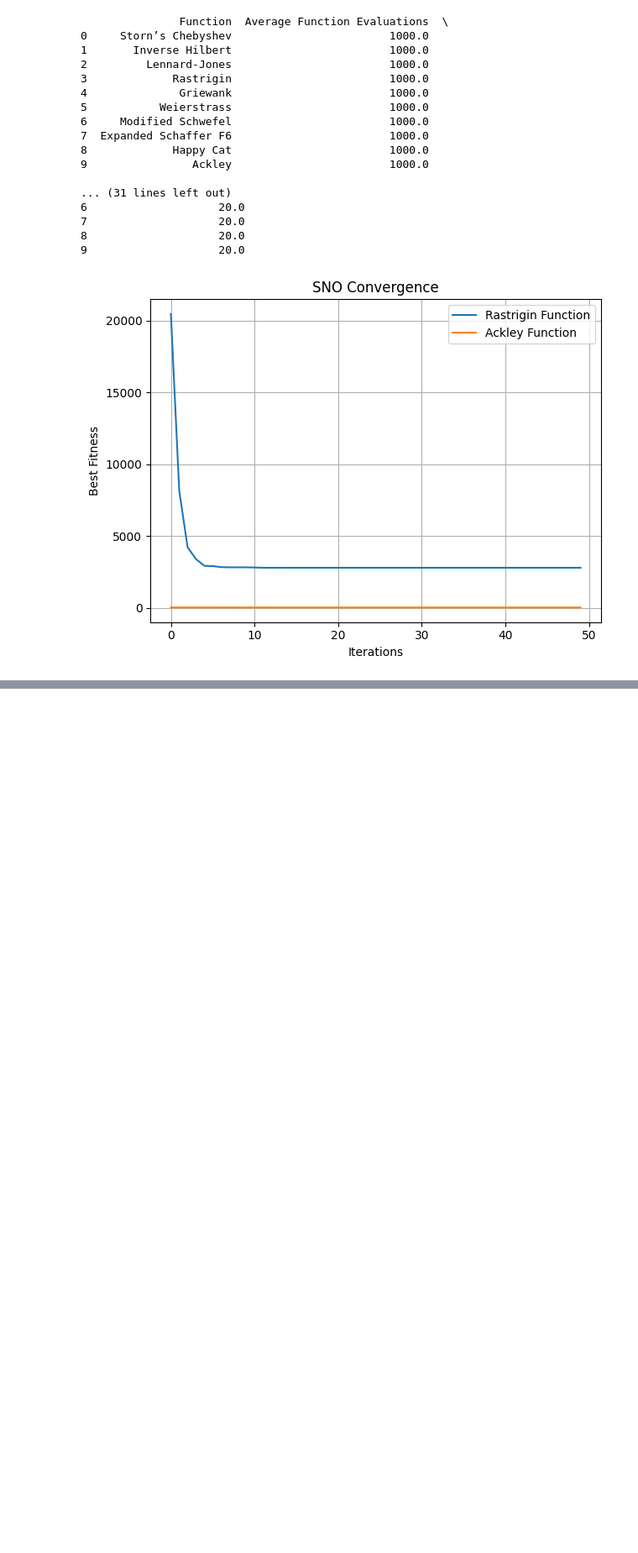
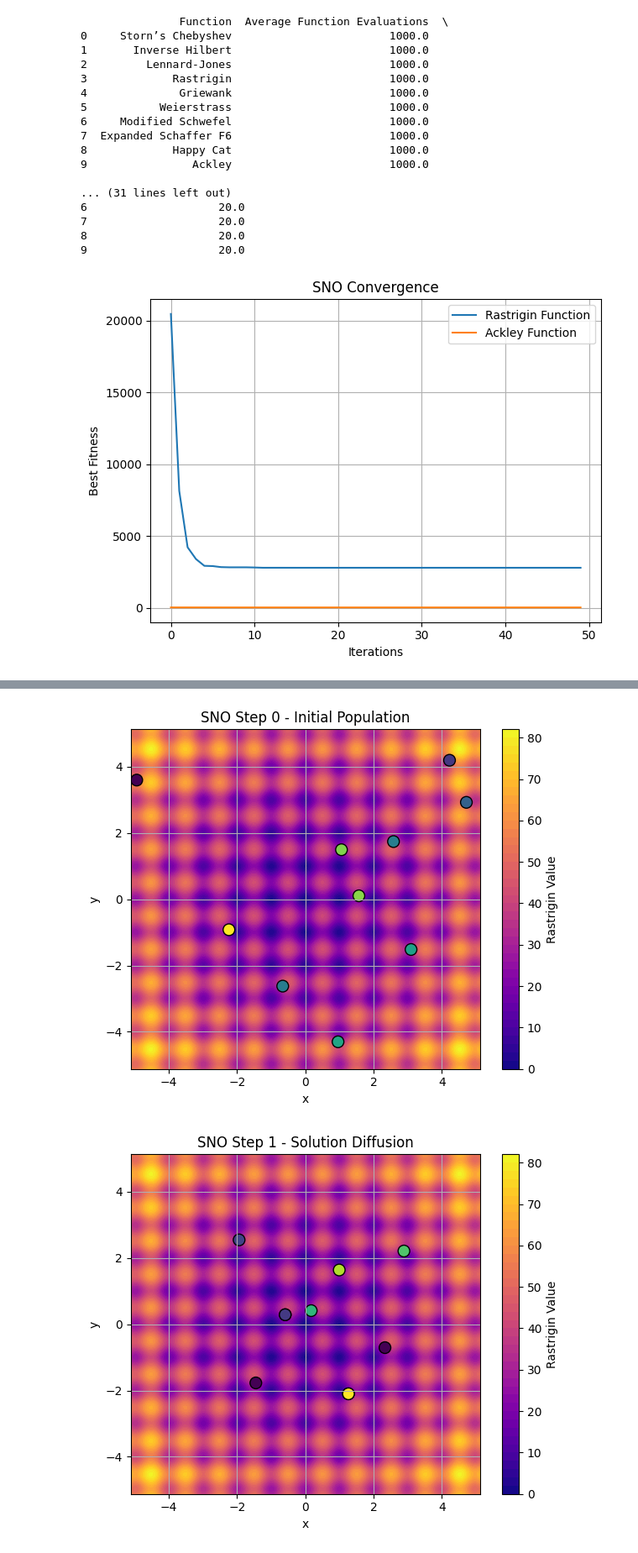
Before and after one commit to MehrdadJalali-AI/SOCIAL-OPTIMIZATION, a Jupyter notebook: Social_Network_Optimization_SNO.ipynb, the cells around one changed output, grey strips where cells are left out. Shown at 84% size. Cells and saved outputs as stored; diff of their text form; code cells hidden in the pictures; blank space fills up the shorter version.

```diff
--- a/Social_Network_Optimization_SNO.ipynb
+++ b/Social_Network_Optimization_SNO.ipynb
@@ -314,0 +800,61 @@ plt.show()
+# %%
+# Let's create a more problem-focused demo: solving a 2D Rastrigin optimization problem using SNO and visualize progress
+
+def rastrigin(x):
+    A = 10
+    return A * len(x) + sum([(xi**2 - A * np.cos(2 * np.pi * xi)) for xi in x])
+
+# Setup for 2D problem
+def initialize_demo_rastrigin(num_nodes, bounds):
+    G = nx.erdos_renyi_graph(num_nodes, 0.5)
+    for node in G.nodes:
+        G.nodes[node]['position'] = np.random.uniform(bounds[0], bounds[1], 2)
+        G.nodes[node]['fitness'] = rastrigin(G.nodes[node]['position'])
+    return G
+
+def diffuse_rastrigin_information(G, alpha=0.5):
+    new_positions = {}
+    for node in G.nodes:
+        neighbors = list(G.neighbors(node))
+        if neighbors:
+            best_neighbor = min(neighbors, key=lambda n: G.nodes[n]['fitness'])
+            current_pos = G.nodes[node]['position']
+            best_pos = G.nodes[best_neighbor]['position']
+            new_positions[node] = (1 - alpha) * current_pos + alpha * best_pos
+    for node, new_pos in new_positions.items():
+        G.nodes[node]['position'] = new_pos
+        G.nodes[node]['fitness'] = rastrigin(new_pos)
+
+def plot_rastrigin_progress(G, title, bounds):
+    fitness_vals = np.array([G.nodes[n]['fitness'] for n in G.nodes])
+    positions = np.array([G.nodes[n]['position'] for n in G.nodes])
+    norm_fitness = (fitness_vals - np.min(fitness_vals)) / (np.ptp(fitness_vals) + 1e-9)
+
+    # Plot contour of the Rastrigin function
+    x = np.linspace(bounds[0], bounds[1], 200)
+    y = np.linspace(bounds[0], bounds[1], 200)
+    X, Y = np.meshgrid(x, y)
+    Z = rastrigin([X, Y])
+
+    plt.figure(figsize=(6, 5))
+    plt.contourf(X, Y, Z, levels=50, cmap='plasma')
+    plt.colorbar(label='Rastrigin Value')
+    plt.scatter(positions[:, 0], positions[:, 1], c=1 - norm_fitness, cmap='viridis', edgecolors='k', s=100)
+    plt.title(title)
+    plt.xlabel('x')
+    plt.ylabel('y')
+    plt.grid(True)
+    plt.tight_layout()
+    plt.show()
+
+# Run demo for solving Rastrigin
+bounds = (-5.12, 5.12)
+G_demo_rastrigin = initialize_demo_rastrigin(num_nodes=10, bounds=bounds)
+plot_rastrigin_progress(G_demo_rastrigin, "SNO Step 0 - Initial Population", bounds)
+
+for step in range(1, 4):
+    diffuse_rastrigin_information(G_demo_rastrigin)
+    plot_rastrigin_progress(G_demo_rastrigin, f"SNO Step {step} - Solution Diffusion", bounds)
+# %% [output]
+[figure, added]
+[figure, added]
```
Also changed, not shown: parts of 4 cells of this notebook.
